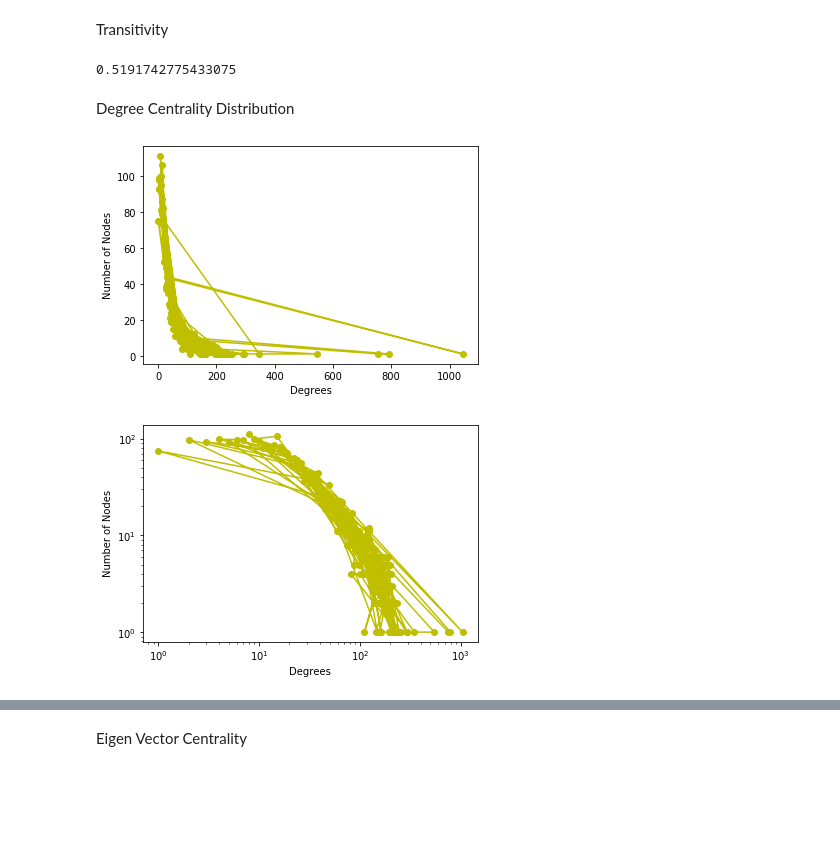
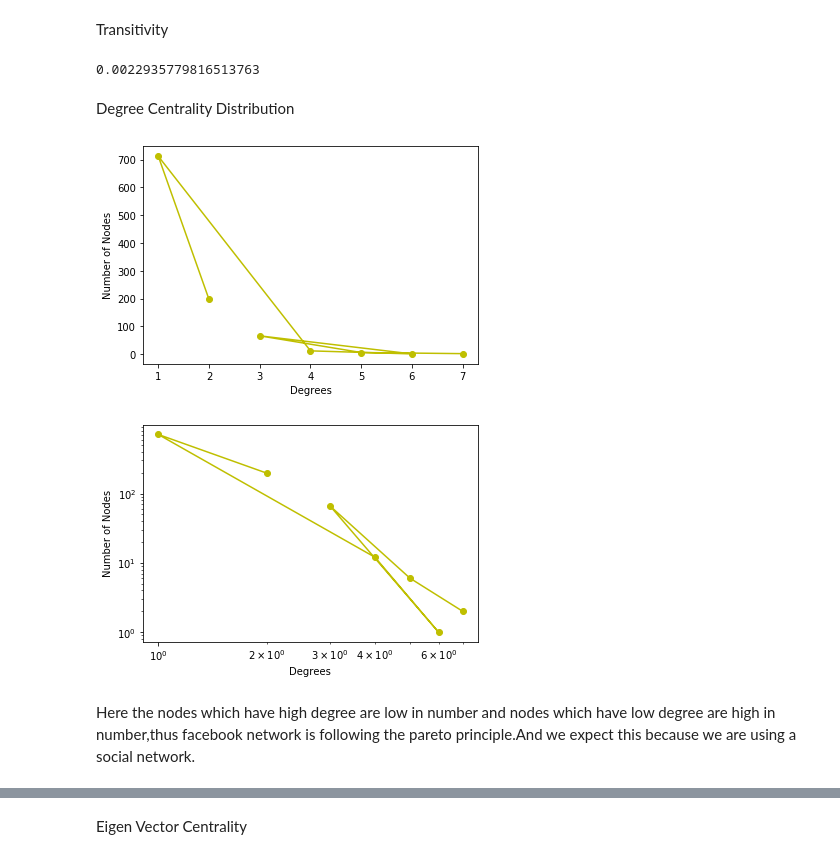
Before and after one commit to iamakshatjain/ego-Facebook-network-analysis, a Jupyter notebook: SNA_fb.ipynb, the cells around one changed output, grey strips where cells are left out. Saved outputs shown, nothing was run; the diff lists cells and outputs as text; code cells hidden in the pictures; blank space fills up the shorter version.

```diff
--- a/SNA_fb.ipynb
+++ b/SNA_fb.ipynb
@@ -4,7 +32,7 @@
 import networkx as nx
 
 #reading graph from list of edges
-G=nx.read_edgelist('facebook.txt',nodetype=int,create_using=nx.Graph())
+G=nx.read_edgelist('data.txt',nodetype=int,create_using=nx.DiGraph())
 
 print(" ")
 
@@ -49,27 +85,29 @@ Transitivity
 # %%
 print(nx.transitivity(G))
 # %% [output]
-0.5191742775433075
+0.0022935779816513763
 # %% [markdown]
 Degree Centrality Distribution
 # %%
-d=dict()
+d={}
 for x,y in nx.degree(G):
     if y not in d:
         d[y]=1
     else:
         d[y]+=1
 
 plt.plot(list(d.keys()),list(d.values()),'yo-')
 plt.xlabel("Degrees")
 plt.ylabel("Number of Nodes")
 plt.show()
 
 #Log-Log graph
 plt.loglog(list(d.keys()),list(d.values()),'yo-')
 plt.xlabel("Degrees")
 plt.ylabel("Number of Nodes")
 plt.show()
 # %% [output]
-[figure, old version]
+[figure, new version]
-[figure, old version]
+[figure, new version]
+# %% [markdown]
+Here the nodes which have high degree are low in number and nodes which have low degree are high in number,thus facebook network is following the pareto principle.And we expect this because we are using a social network.
```
Also changed, not shown: parts of 30 cells of this notebook.
